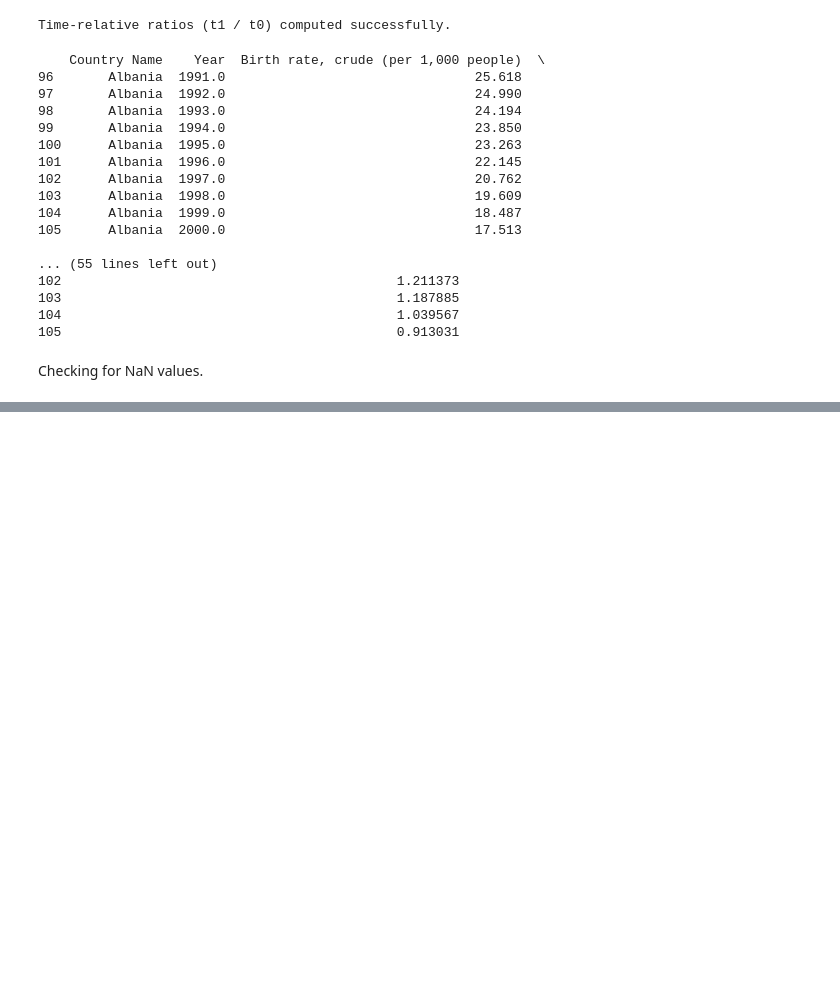
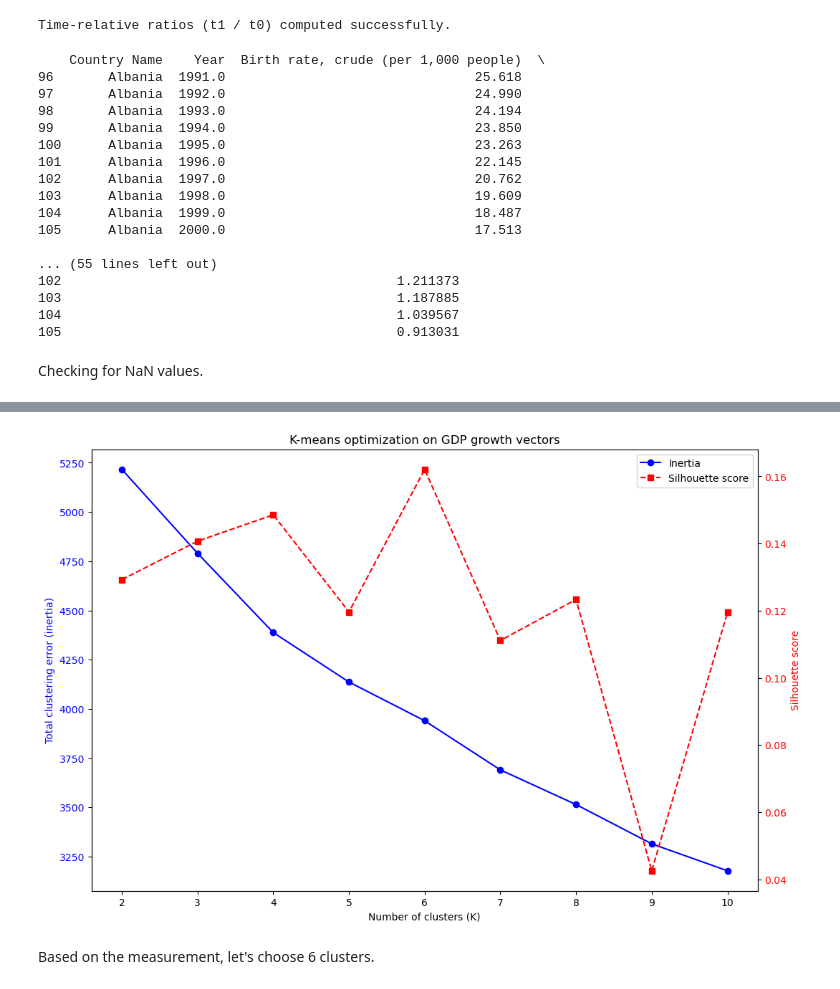
Before and after one commit to AndrasHege/MatMod_HA, a Jupyter notebook: Mathmod_HA.ipynb, the cells around one changed output, grey strips where cells are left out. Drawn from its saved outputs; the diff is of its cells as text; code cells hidden in the pictures; blank space fills up the shorter version.

Commit message:
Add files via upload
GDP clustering added

```diff
--- a/Mathmod_HA.ipynb
+++ b/Mathmod_HA.ipynb
@@ -2253,0 +2289,3 @@ df_imp.to_csv("final_ratio_dataset.csv", index=False)
+# %%
+# Remove helper columns that should not be used further
+df_imp = df_imp.drop(columns=["completeness", "Cluster"])
@@ -2253,0 +2400,11 @@ df_imp.to_csv("final_ratio_dataset.csv", index=False)
+# %%
+# Drop the first year (1991) which contains NaNs due to pct_change
+gdp_vectors = gdp_vectors.drop(columns=[1991.0])
+
+# Check again
+print("After dropping year 1991:")
+print("Shape (countries × years):", gdp_vectors.shape)
+print("Number of NaN values:", gdp_vectors.isna().sum().sum())
+
+# Show first rows
+gdp_vectors.head()
@@ -2253,0 +2427,50 @@ df_imp.to_csv("final_ratio_dataset.csv", index=False)
+# %%
+# === K selection for GDP growth clustering (Elbow + Silhouette) ===
+
+import matplotlib.pyplot as plt
+from sklearn.cluster import KMeans
+from sklearn.metrics import silhouette_score
+
+# Standardize GDP vectors
+X = (gdp_vectors - gdp_vectors.mean()) / gdp_vectors.std()
+
+Ks = range(2, 11)
+inertias = []
+silhouettes = []
+
+for k in Ks:
+    kmeans = KMeans(n_clusters=k, n_init=20, random_state=42)
+    labels = kmeans.fit_predict(X)
+    inertias.append(kmeans.inertia_)
+    silhouettes.append(silhouette_score(X, labels))
+
+# Plot
+fig, ax1 = plt.subplots()
+
+# Elbow curve (blue)
+line1, = ax1.plot(Ks, inertias, color="blue", marker="o", label="Inertia")
+ax1.set_xlabel("Number of clusters (K)")
+ax1.set_ylabel("Total clustering error (inertia)", color="blue")
+ax1.tick_params(axis="y", labelcolor="blue")
+
+# Silhouette curve (red)
+ax2 = ax1.twinx()
+line2, = ax2.plot(
+    Ks, silhouettes,
+    color="red", marker="s", linestyle="--",
+    label="Silhouette score"
+)
+ax2.set_ylabel("Silhouette score", color="red")
+ax2.tick_params(axis="y", labelcolor="red")
+
+# Legend (combined from both axes)
+lines = [line1, line2]
+labels = [l.get_label() for l in lines]
+ax1.legend(lines, labels, loc="best")
+
+plt.title("K-means optimization on GDP growth vectors")
+plt.show()
+# %% [output]
+[figure, added]
+# %% [markdown]
+Based on the measurement, let's choose 6 clusters.
```
Also changed, not shown: parts of 39 cells of this notebook.
